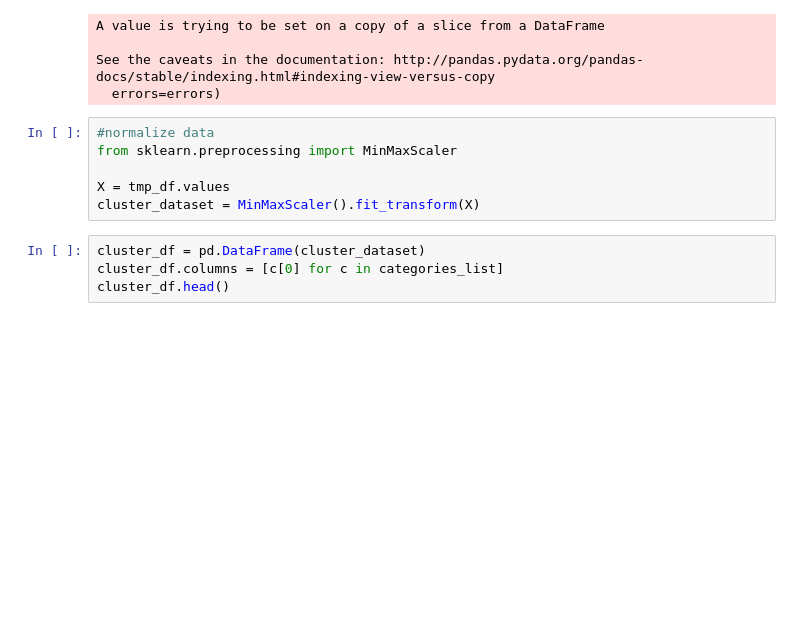
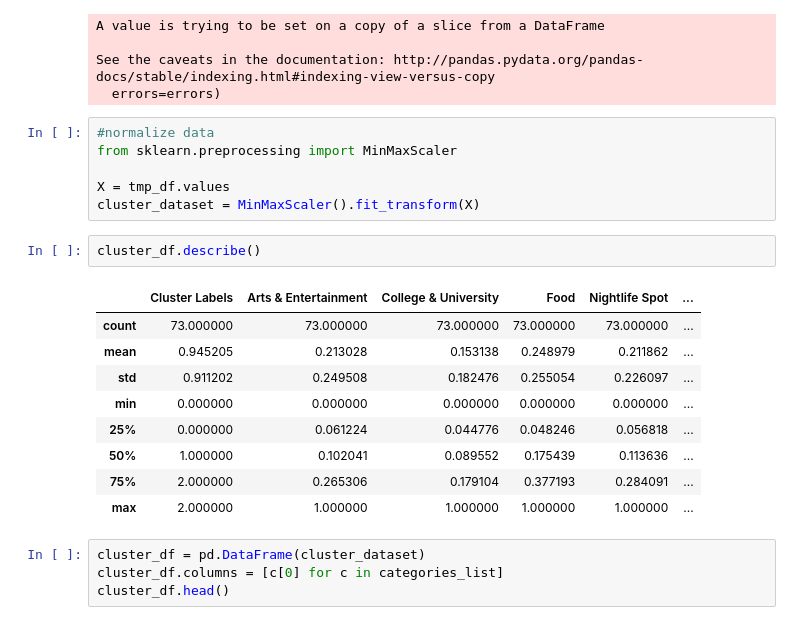
Before and after one commit to riccione/Coursera_Capstone, a Jupyter notebook: Capstone_final.ipynb, the cells around one changed output. Cells and saved outputs as stored; diff of their text form; blank space fills up the shorter version.

```diff
--- a/Capstone_final.ipynb
+++ b/Capstone_final.ipynb
@@ -700,6 +700,18 @@ from sklearn.preprocessing import MinMaxScaler
 
 X = tmp_df.values
 cluster_dataset = MinMaxScaler().fit_transform(X)
+# %%
+cluster_df.describe()
+# %% [output]
+|  | Cluster Labels | Arts & Entertainment | College & University | Food | Nightlife Spot | ... |
+| count | 73.000000 | 73.000000 | 73.000000 | 73.000000 | 73.000000 | ... |
+| mean | 0.945205 | 0.213028 | 0.153138 | 0.248979 | 0.211862 | ... |
+| std | 0.911202 | 0.249508 | 0.182476 | 0.255054 | 0.226097 | ... |
+| min | 0.000000 | 0.000000 | 0.000000 | 0.000000 | 0.000000 | ... |
+| 25% | 0.000000 | 0.061224 | 0.044776 | 0.048246 | 0.056818 | ... |
+| 50% | 1.000000 | 0.102041 | 0.089552 | 0.175439 | 0.113636 | ... |
+| 75% | 2.000000 | 0.265306 | 0.179104 | 0.377193 | 0.284091 | ... |
+| max | 2.000000 | 1.000000 | 1.000000 | 1.000000 | 1.000000 | ... |
 # %%
 cluster_df = pd.DataFrame(cluster_dataset)
 cluster_df.columns = [c[0] for c in categories_list]
```
Also changed, not shown: parts of 2 cells of this notebook.
